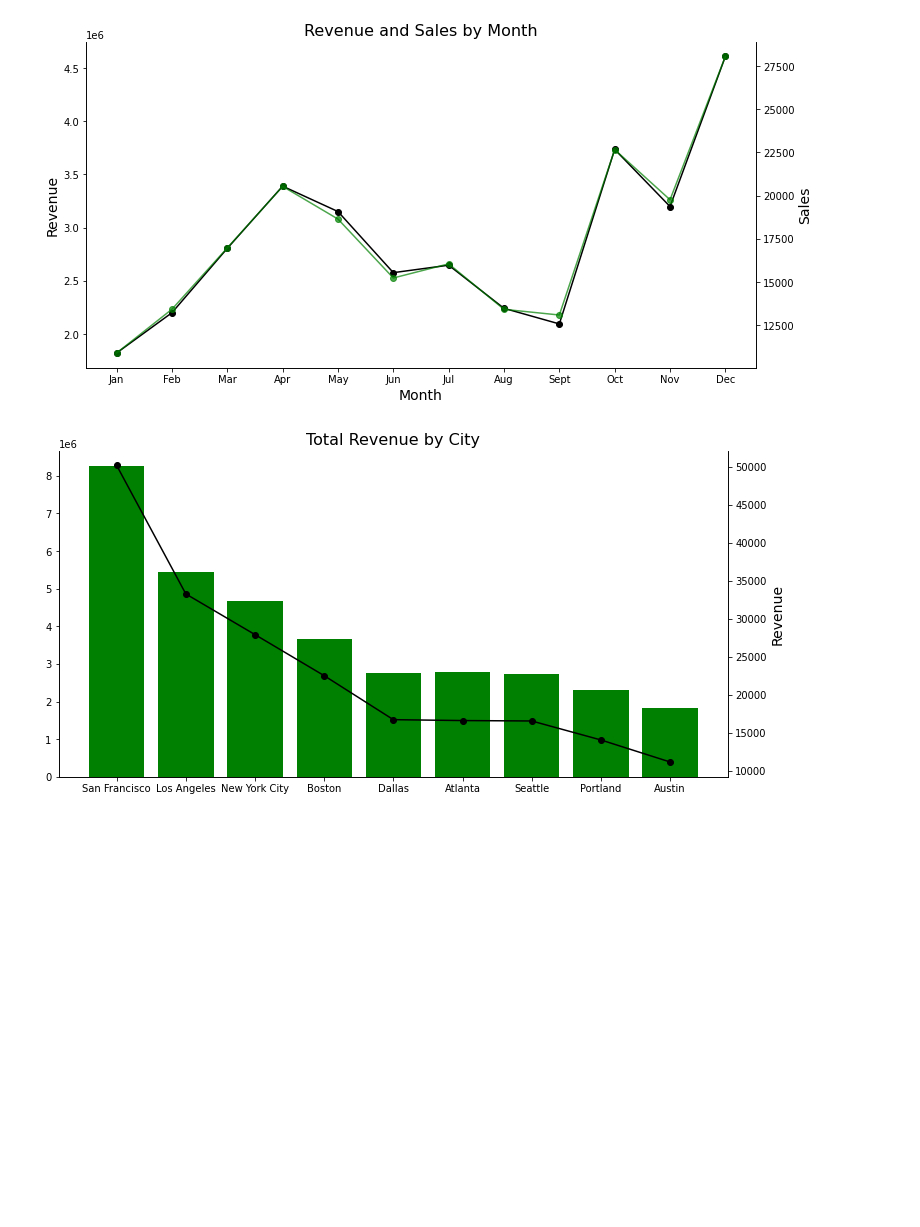
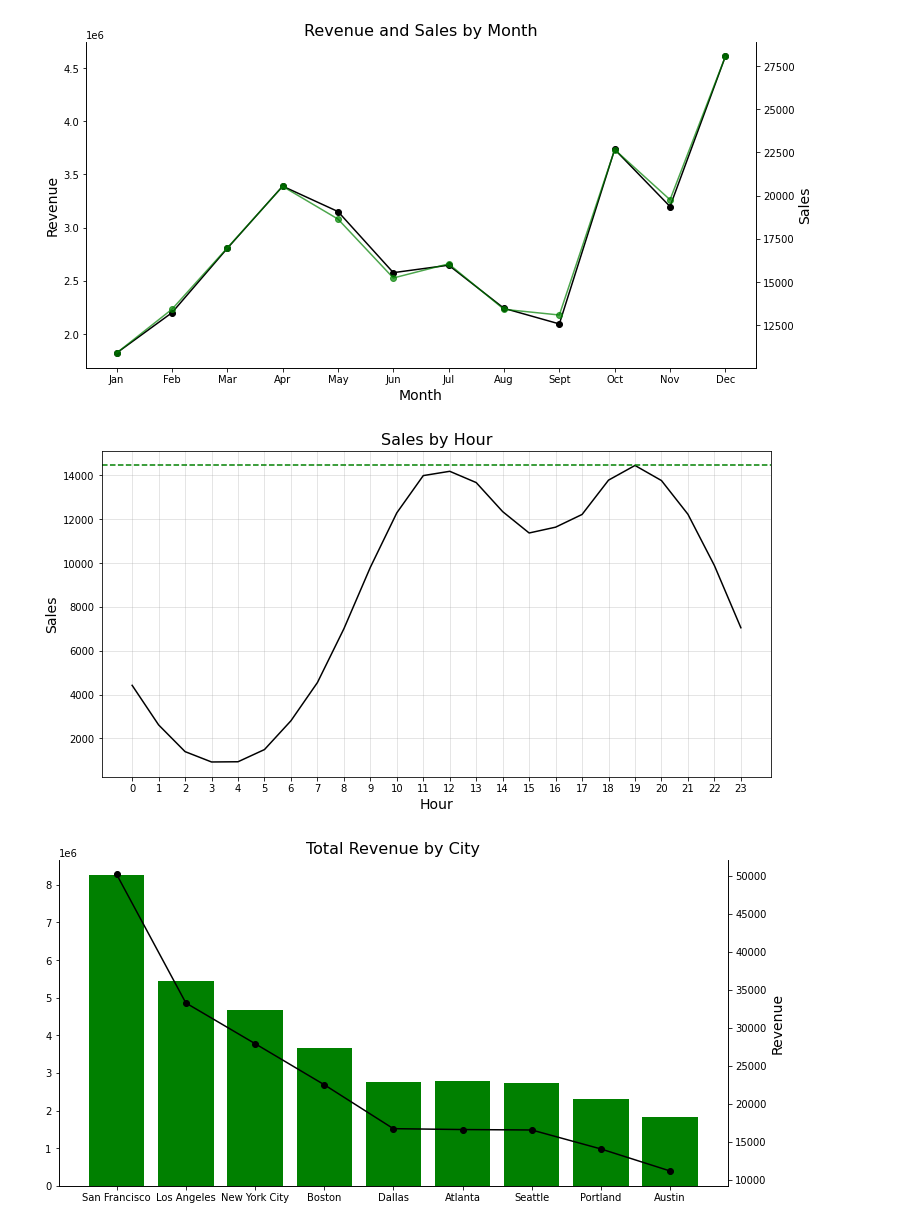
Before and after one commit to adunoluwa1/Product-Sales-Analysis, a Jupyter notebook: Sales_Data_Analysis.ipynb, the cells around one changed output. Cells and saved outputs as stored; diff of their text form; code cells hidden in the pictures; blank space fills up the shorter version.

```diff
--- a/Sales_Data_Analysis.ipynb
+++ b/Sales_Data_Analysis.ipynb
@@ -124,3 +129,15 @@ plt.show()
+# %%
+fig, ax = plt.subplots(figsize=(12,6))
+ax.plot(Sales_by_Hour.index, Sales_by_Hour.values, '-k')
+ax.set_title('Sales by Hour', fontsize=16)
+ax.set_xlabel('Hour', fontsize=14)
+ax.set_xticks(range(24), fontsize=14)
+ax.set_ylabel('Sales', fontsize=14)
+ax.grid('both', alpha=0.4)
+ax.axhline(y=max(Sales_by_Hour.values), ls= '--', color='g')
+plt.show()
+# %% [output]
+[figure, added]
 # %%
 Sales_by_City = df.groupby(df['City'])[['Quantity','Revenue']].sum().reset_index().sort_values('Quantity',ascending=False, ignore_index=True)
 # %%
```
Also changed, not shown: parts of 5 cells of this notebook.
